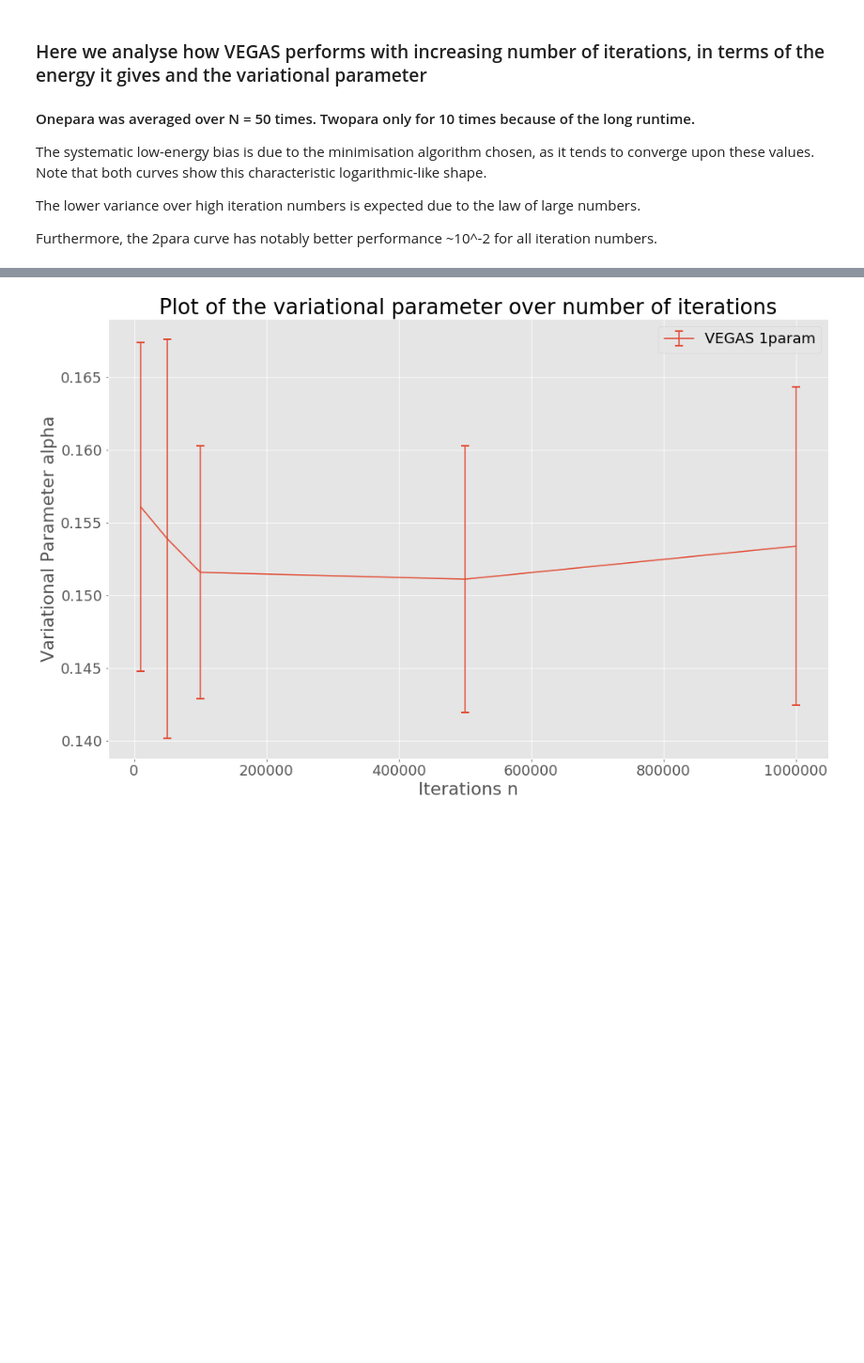
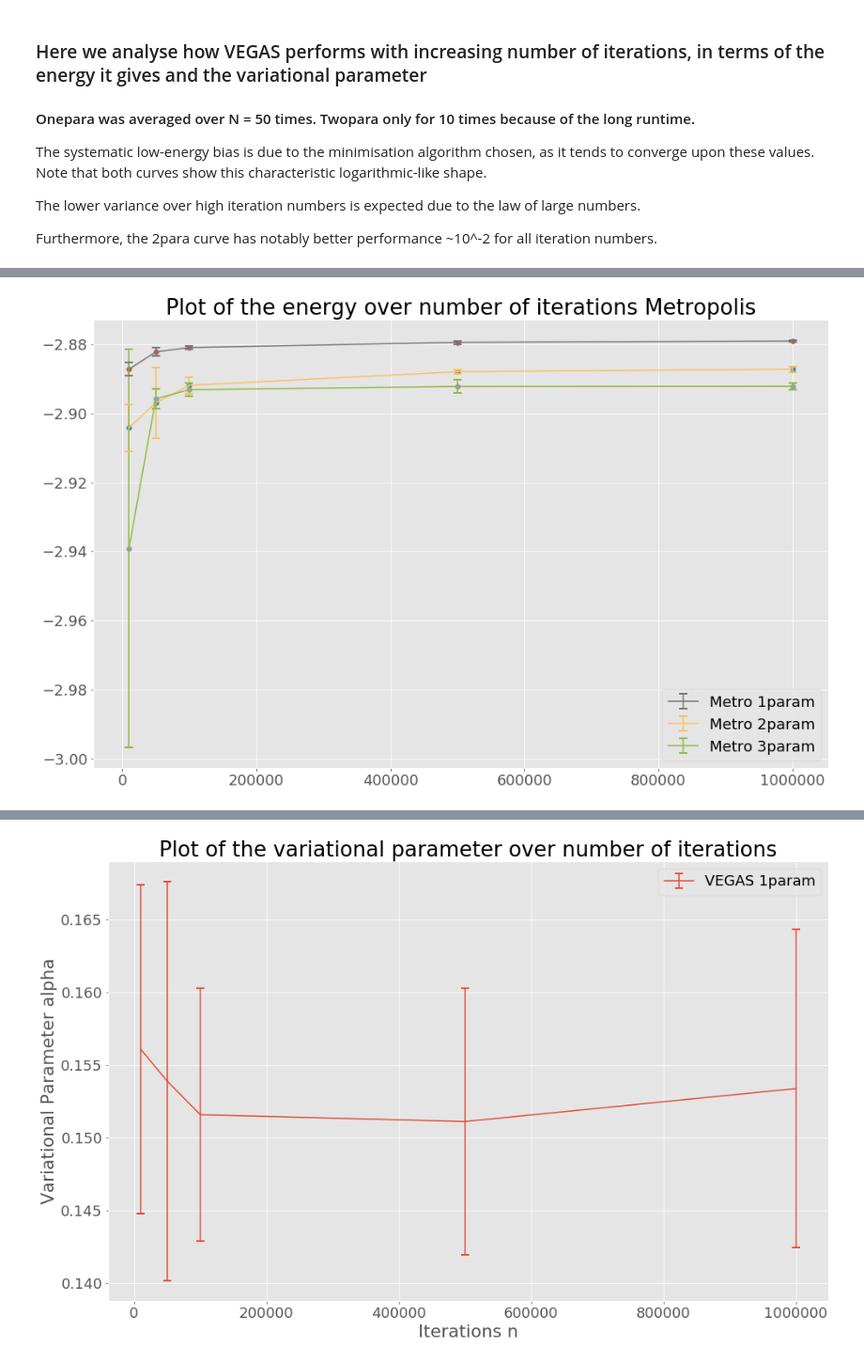
Before and after one commit to metrosierra/quVario, a Jupyter notebook: helium_markii/__results__/processed/vegas_and_metro_analysis.ipynb, the cells around one changed output, grey strips where cells are left out. Shown at 94% size. Cells and saved outputs as stored; diff of their text form; code cells hidden in the pictures; blank space fills up the shorter version.

```diff
--- a/helium_markii/__results__/processed/vegas_analysis.ipynb
+++ b/helium_markii/__results__/processed/vegas_and_metro_analysis.ipynb
@@ -51,0 +78,28 @@ plt.show()
+# %%
+### Plot METRO plots
+plt.style.use('ggplot')
+plt.rcParams.update({'font.size': 18})
+plt.figure(figsize=(16,10))
+
+mew = 2
+cs = 5
+
+color = get_color(3)
+plt.errorbar(iters,m_onep_energy, yerr = m_onep_estd, mew = mew, capsize=cs, label='Metro 1param', color = color)
+plt.scatter(iters,m_onep_energy)
+
+color = get_color(4)
+plt.errorbar(iters,m_twop_energy, yerr = m_twop_estd, mew = mew, capsize=cs, label='Metro 2param', color=color)
+plt.scatter(iters,m_twop_energy)
+
+color = get_color(5)
+plt.errorbar(iters,m_threep_energy, yerr = m_threep_estd, mew = mew, capsize=cs, label='Metro 3param', color=color)
+plt.scatter(iters,m_threep_energy)
+
+plt.legend()
+
+plt.title('Plot of the energy over number of iterations Metropolis')
+plt.savefig('metro_energy_comp')
+plt.show()
+# %% [output]
+[figure, added]
```
Also changed, not shown: parts of 6 cells of this notebook, 19 other files.
